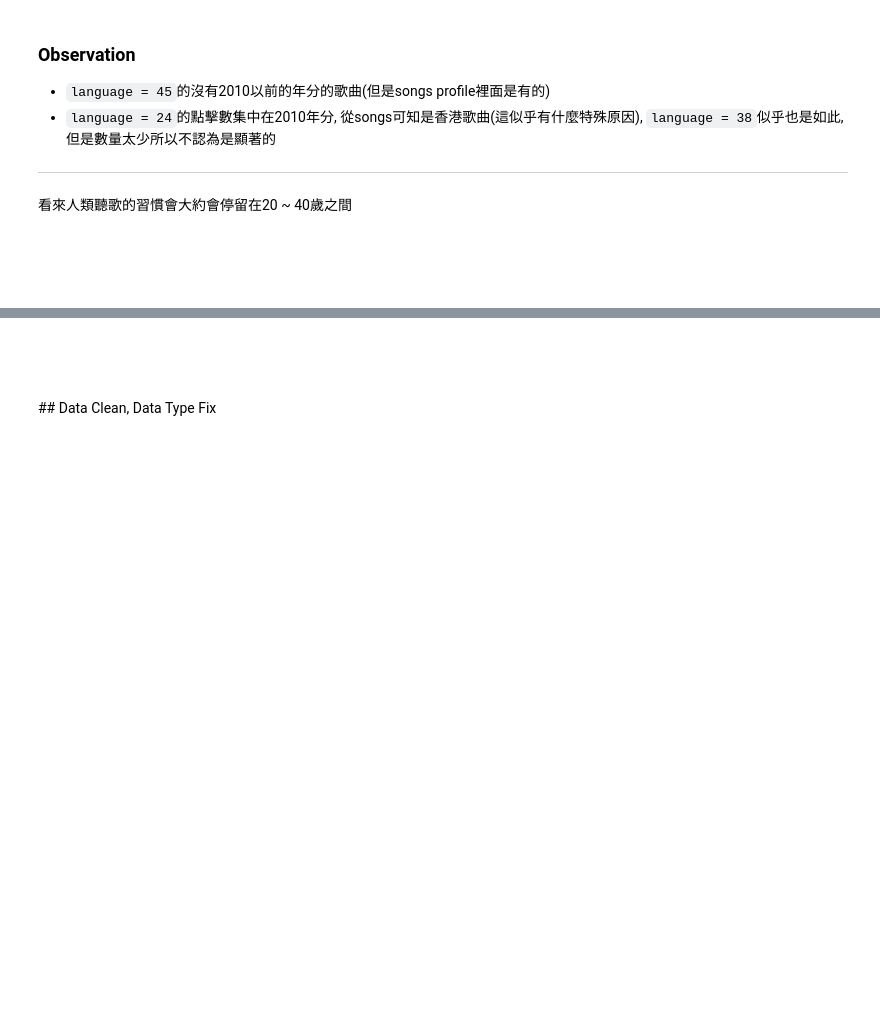
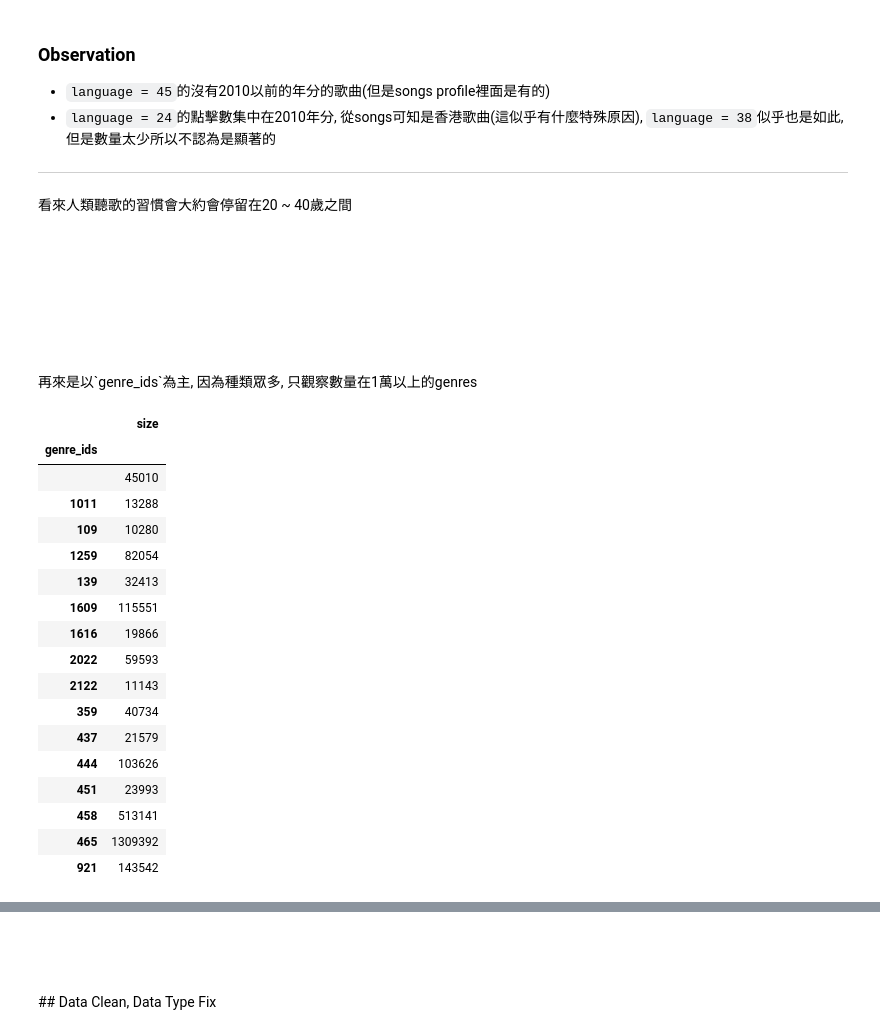
Before and after one commit to CloudMile/ml-specialized, a Jupyter notebook: kkbox/kkbox.ipynb, the cells around one changed output, grey strips where cells are left out. Cells and saved outputs as stored; diff of their text form; code cells hidden in the pictures; blank space fills up the shorter version.

```diff
--- a/kkbox/kkbox.ipynb
+++ b/kkbox/kkbox.ipynb
@@ -290,0 +270,26 @@ stats.head()
+# %% [markdown]
+<br/>
+<br/>
+<br/>
+再來是以`genre_ids`為主, 因為種類眾多, 只觀察數量在1萬以上的genres
+# %%
+chop.groupby('genre_ids').target.agg(['size']).query('size >= 10000')
+# %% [output]
+|  | size |
+| genre_ids |  |
+|  | 45010 |
+| 1011 | 13288 |
+| 109 | 10280 |
+| 1259 | 82054 |
+| 139 | 32413 |
+| 1609 | 115551 |
+| 1616 | 19866 |
+| 2022 | 59593 |
+| 2122 | 11143 |
+| 359 | 40734 |
+| 437 | 21579 |
+| 444 | 103626 |
+| 451 | 23993 |
+| 458 | 513141 |
+| 465 | 1309392 |
+| 921 | 143542 |
```
Also changed, not shown: parts of 12 cells of this notebook.
